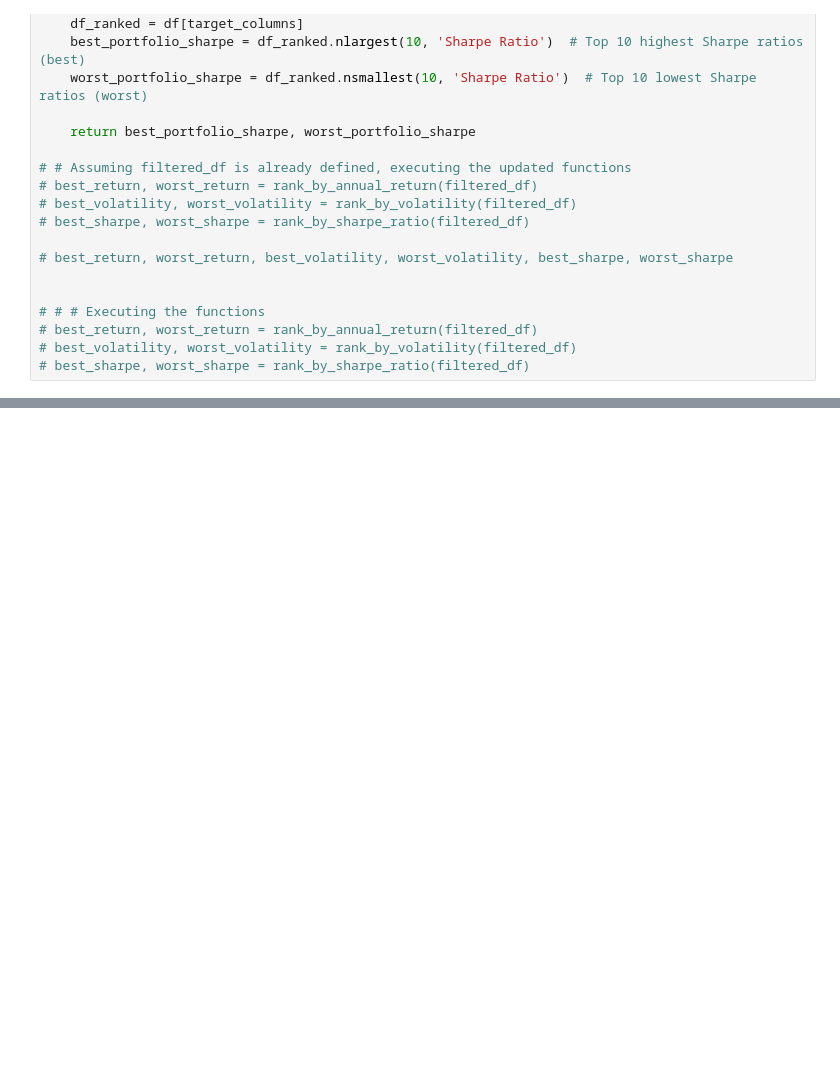
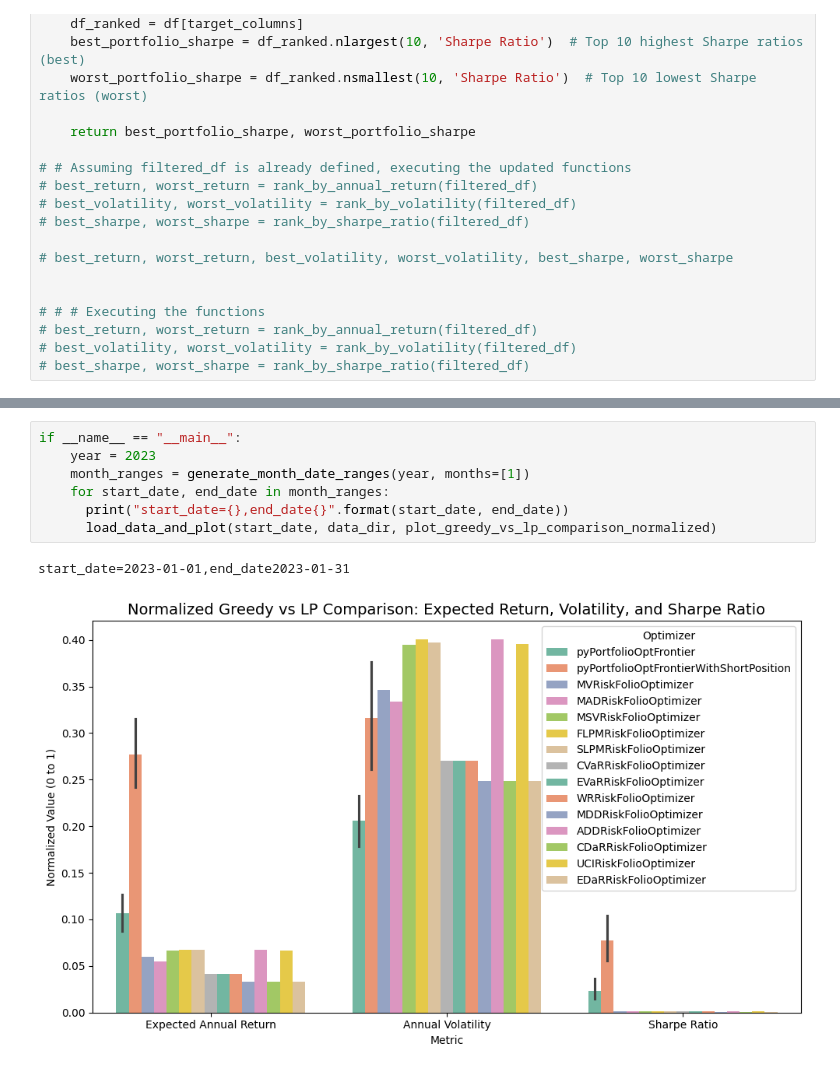
Before and after one commit to rushikeshnakhate/PyPortOptimizationPipeline, a Jupyter notebook: multi_dates_post_processing_visualization.ipynb, the cells around one changed output, grey strips where cells are left out. Cells and saved outputs as stored; diff of their text form; blank space fills up the shorter version.

```diff
--- a/multi_dates_post_processing_visualization.ipynb
+++ b/multi_dates_post_processing_visualization.ipynb
@@ -259,0 +299,10 @@ start_date=2023-04-01,end_date2023-04-30
+# %%
+if __name__ == "__main__":
+    year = 2023
+    month_ranges = generate_month_date_ranges(year, months=[1])
+    for start_date, end_date in month_ranges:
+      print("start_date={},end_date{}".format(start_date, end_date))
+      load_data_and_plot(start_date, data_dir, plot_greedy_vs_lp_comparison_normalized)
+# %% [output]
+start_date=2023-01-01,end_date2023-01-31
+[figure, added]
```
Also changed, not shown: parts of 9 cells of this notebook.
